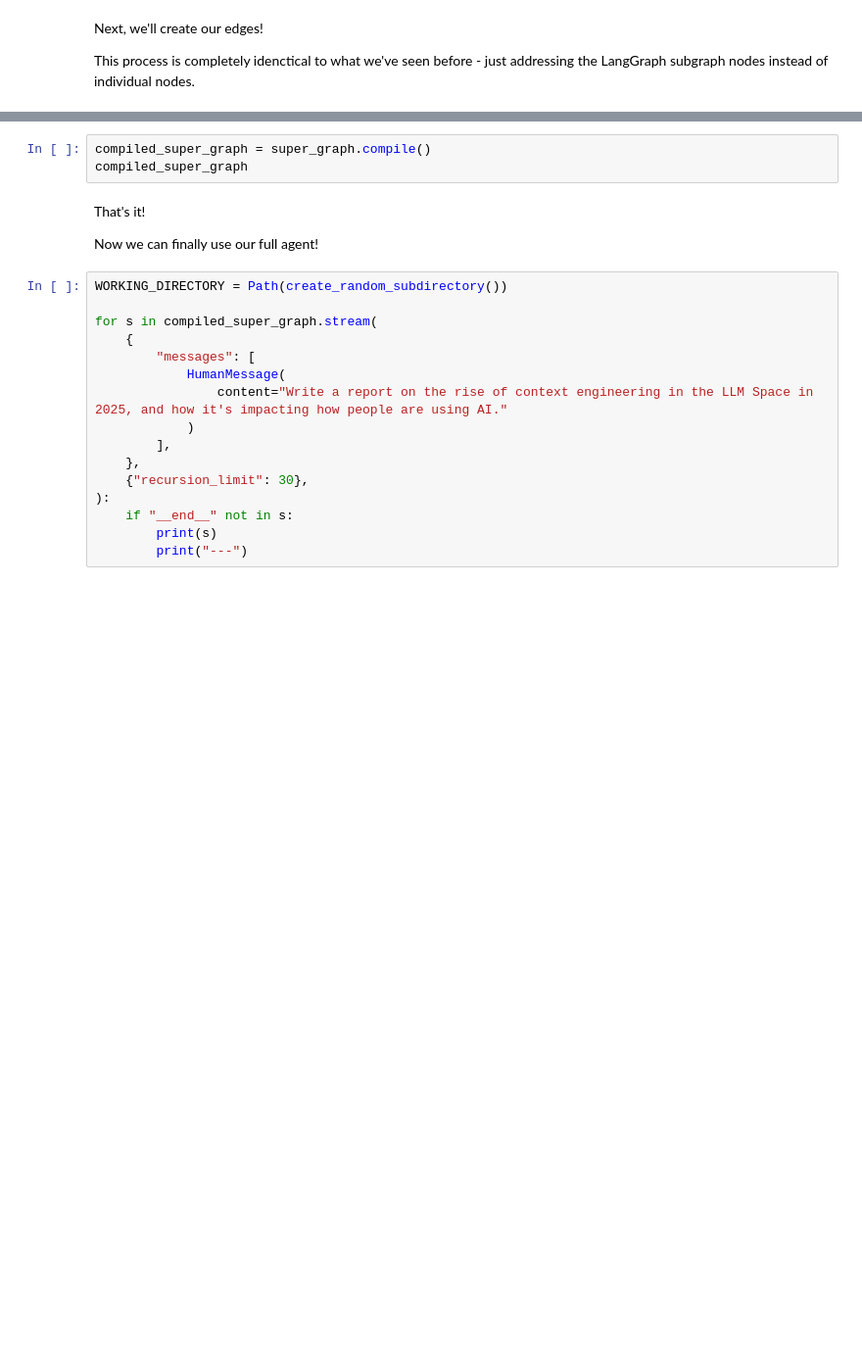
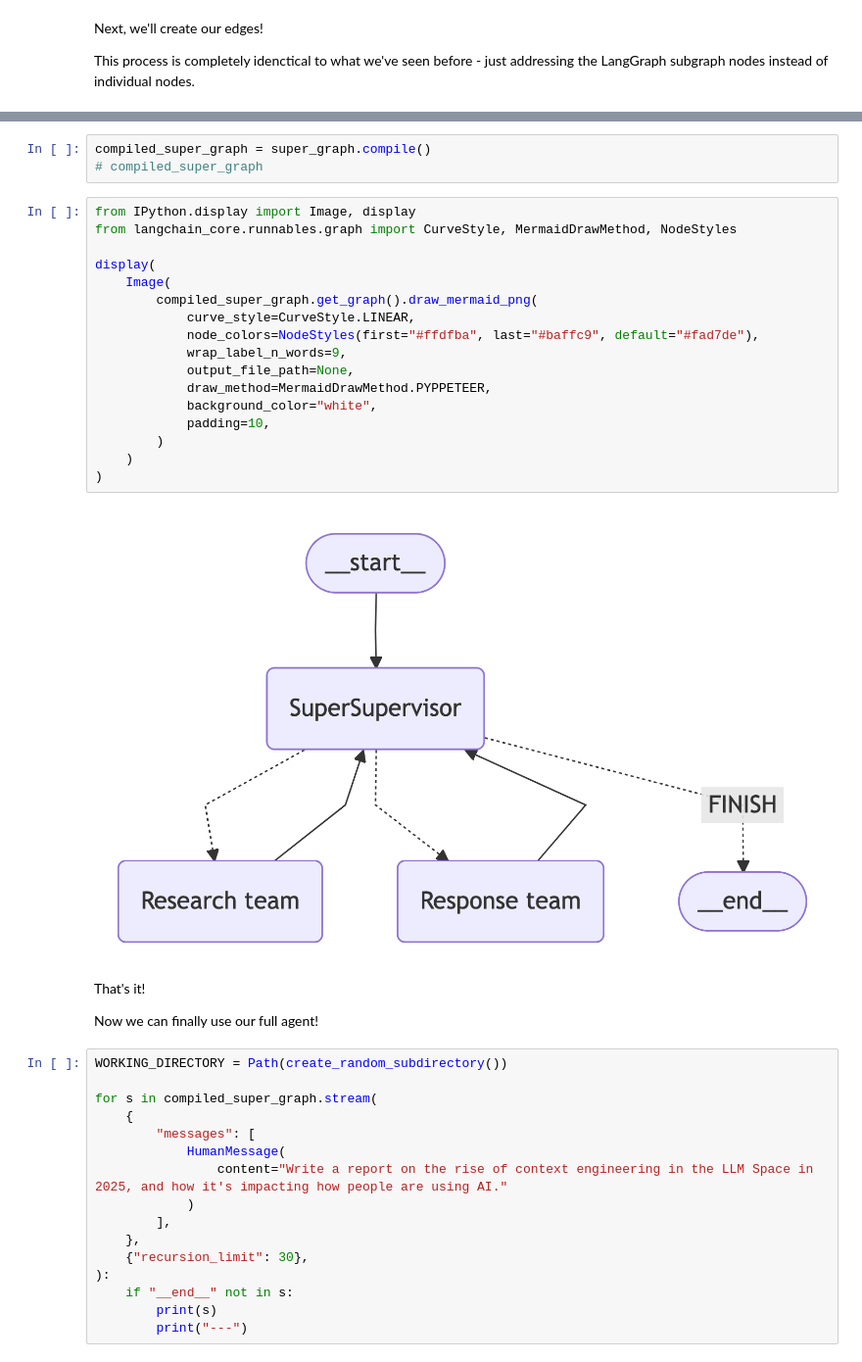
Before and after one commit to iKwesi/AIE8, a Jupyter notebook: 06_Multi_Agent_with_LangGraph/Multi_Agent_RAG_LangGraph_WITH_ACTIVITY1.ipynb, the cells around one changed output, grey strips where cells are left out. Shown: that part at 98% size. Cells and saved outputs as stored; diff of their text form; blank space fills up the shorter version.

```diff
--- a/06_Multi_Agent_with_LangGraph/Multi_Agent_RAG_LangGraph_WITH_ACTIVITY1.ipynb
+++ b/06_Multi_Agent_with_LangGraph/Multi_Agent_RAG_LangGraph_WITH_ACTIVITY1.ipynb
@@ -1545,6 +1549,25 @@ super_graph.set_entry_point("SuperSupervisor")
 # %%
 compiled_super_graph = super_graph.compile()
-compiled_super_graph
+# compiled_super_graph
+# %%
+from IPython.display import Image, display
+from langchain_core.runnables.graph import CurveStyle, MermaidDrawMethod, NodeStyles
+
+display(
+    Image(
+        compiled_super_graph.get_graph().draw_mermaid_png(
+            curve_style=CurveStyle.LINEAR,
+            node_colors=NodeStyles(first="#ffdfba", last="#baffc9", default="#fad7de"),
+            wrap_label_n_words=9,
+            output_file_path=None,
+            draw_method=MermaidDrawMethod.PYPPETEER,
+            background_color="white",
+            padding=10,
+        )
+    )
+)
+# %% [output]
+[figure, added]
 # %% [markdown]
 That's it!
 
```
Also changed, not shown: parts of 3 cells of this notebook.
